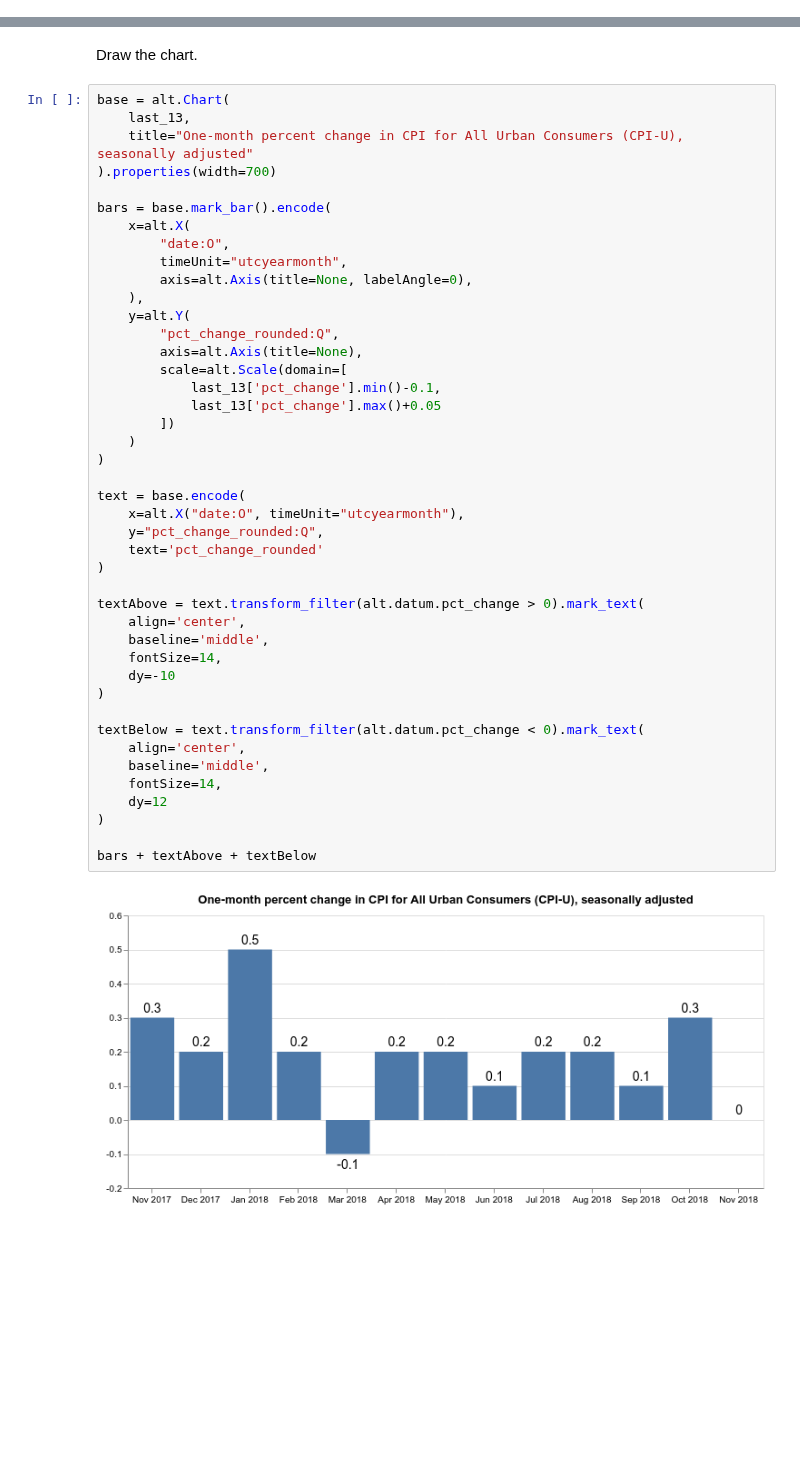
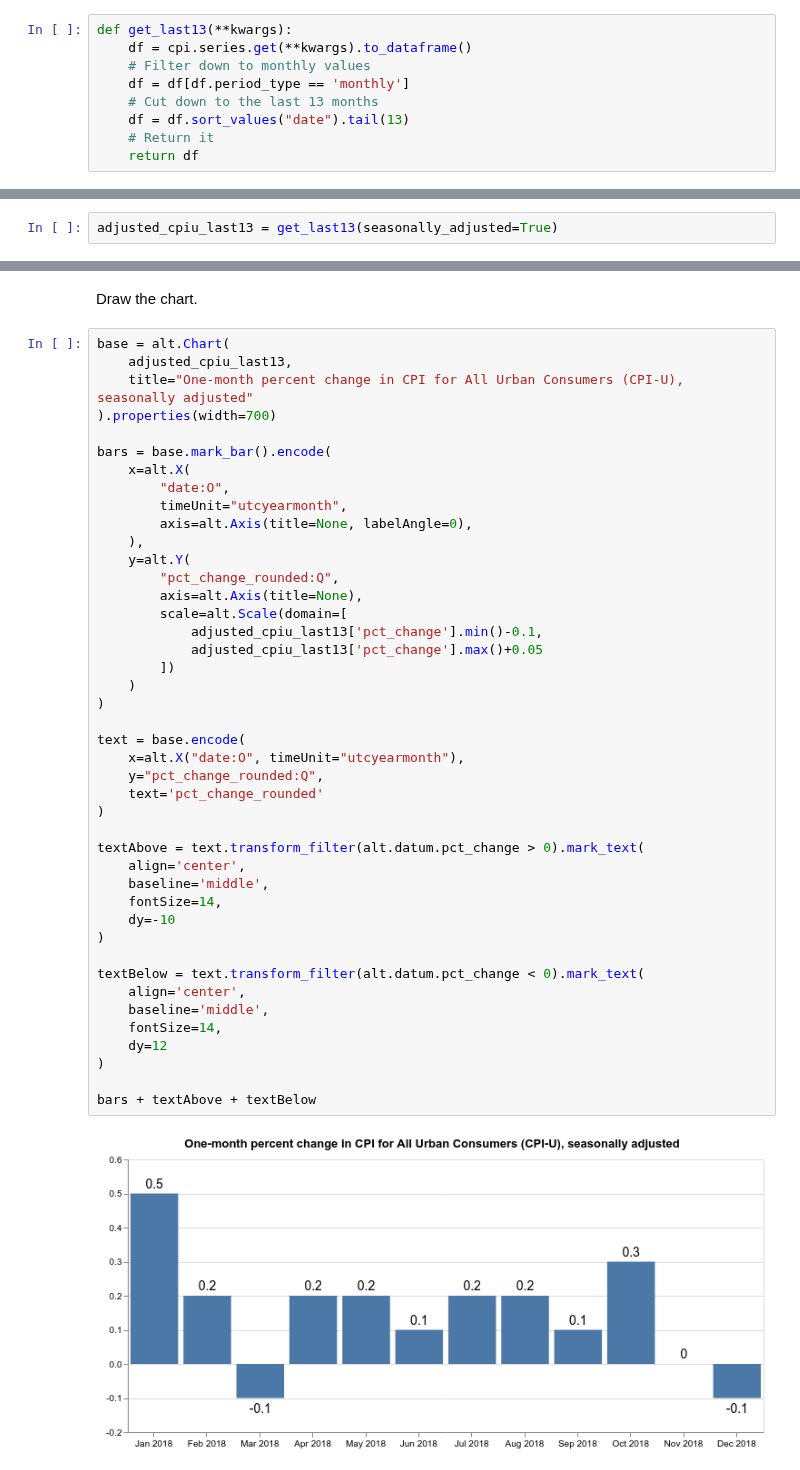
Before and after one commit to palewire/cpi, a Jupyter notebook: notebooks/analysis.ipynb, the cells around one changed output, grey strips where cells are left out. Saved outputs shown, nothing was run; the diff lists cells and outputs as text; blank space fills up the shorter version.

```diff
--- a/notebooks/analysis.ipynb
+++ b/notebooks/analysis.ipynb
@@ -25,3 +25,12 @@ sys.path.insert(0, this_dir)
 import cpi
 # %% [markdown]
 ## Top-level numbers for the latest month
+# %%
+def get_last13(**kwargs):
+    df = cpi.series.get(**kwargs).to_dataframe()
+    # Filter down to monthly values
+    df = df[df.period_type == 'monthly']
+    # Cut down to the last 13 months
+    df = df.sort_values("date").tail(13)
+    # Return it
+    return df
@@ -68,0 +55,2 @@ last_13[[
+# %%
+adjusted_cpiu_last13 = get_last13(seasonally_adjusted=True)
@@ -247,7 +261,7 @@ In a July 2018 [press release](https://www.bls.gov/news.release/pdf/cpi.pdf) the
 Draw the chart.
 # %%
 base = alt.Chart(
-    last_13,
+    adjusted_cpiu_last13,
     title="One-month percent change in CPI for All Urban Consumers (CPI-U), seasonally adjusted"
 ).properties(width=700)
 
@@ -260,33 +274,33 @@ bars = base.mark_bar().encode(
     y=alt.Y(
         "pct_change_rounded:Q",
         axis=alt.Axis(title=None),
         scale=alt.Scale(domain=[
-            last_13['pct_change'].min()-0.1,
-            last_13['pct_change'].max()+0.05
+            adjusted_cpiu_last13['pct_change'].min()-0.1,
+            adjusted_cpiu_last13['pct_change'].max()+0.05
         ])
     )
 )
 
 text = base.encode(
     x=alt.X("date:O", timeUnit="utcyearmonth"),
     y="pct_change_rounded:Q",
     text='pct_change_rounded'
 )
 
 textAbove = text.transform_filter(alt.datum.pct_change > 0).mark_text(
     align='center',
     baseline='middle',
     fontSize=14,
     dy=-10
 )
 
 textBelow = text.transform_filter(alt.datum.pct_change < 0).mark_text(
     align='center',
     baseline='middle',
     fontSize=14,
     dy=12
 )
 
 bars + textAbove + textBelow
 # %% [output]
-[figure, old version]
+[figure, new version]
```
Also changed, not shown: parts of 30 cells of this notebook, 4 other files.
